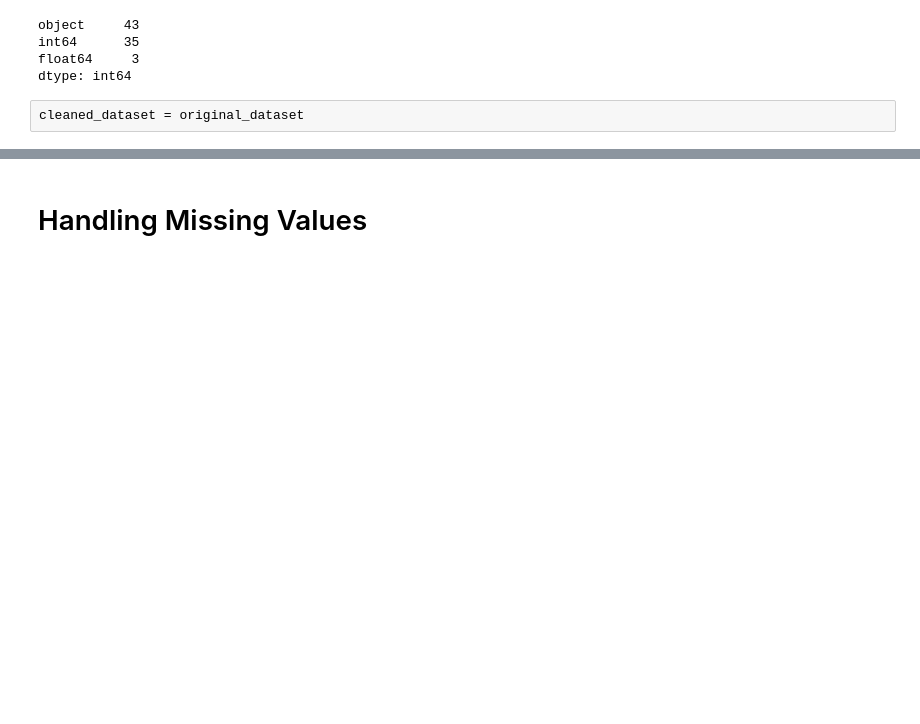
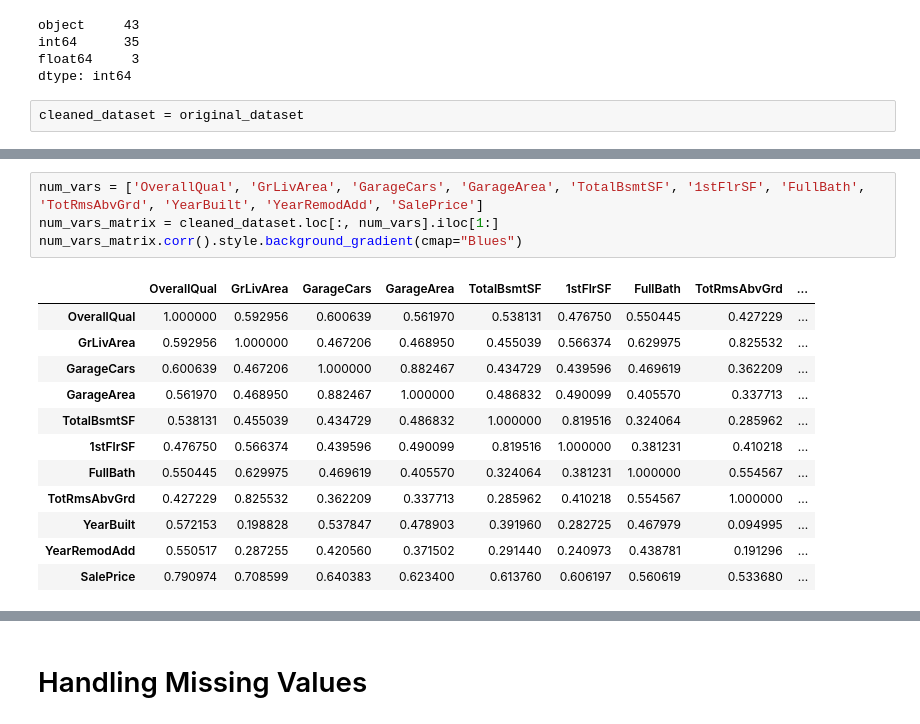
Before and after one commit to yasinfahmy/Real-Estate-Price, a Jupyter notebook: Data_Exploration.ipynb, the cells around one changed output, grey strips where cells are left out. Saved outputs shown, nothing was run; the diff lists cells and outputs as text; blank space fills up the shorter version.

```diff
--- a/Data_Exploration.ipynb
+++ b/Data_Exploration.ipynb
@@ -79,0 +138,17 @@ cleaned_dataset[string_columns]
+# %%
+num_vars = ['OverallQual', 'GrLivArea', 'GarageCars', 'GarageArea', 'TotalBsmtSF', '1stFlrSF', 'FullBath', 'TotRmsAbvGrd', 'YearBuilt', 'YearRemodAdd', 'SalePrice']
+num_vars_matrix = cleaned_dataset.loc[:, num_vars].iloc[1:]
+num_vars_matrix.corr().style.background_gradient(cmap="Blues")
+# %% [output]
+|  | OverallQual | GrLivArea | GarageCars | GarageArea | TotalBsmtSF | 1stFlrSF | FullBath | TotRmsAbvGrd | ... |
+| OverallQual | 1.000000 | 0.592956 | 0.600639 | 0.561970 | 0.538131 | 0.476750 | 0.550445 | 0.427229 | ... |
+| GrLivArea | 0.592956 | 1.000000 | 0.467206 | 0.468950 | 0.455039 | 0.566374 | 0.629975 | 0.825532 | ... |
+| GarageCars | 0.600639 | 0.467206 | 1.000000 | 0.882467 | 0.434729 | 0.439596 | 0.469619 | 0.362209 | ... |
+| GarageArea | 0.561970 | 0.468950 | 0.882467 | 1.000000 | 0.486832 | 0.490099 | 0.405570 | 0.337713 | ... |
+| TotalBsmtSF | 0.538131 | 0.455039 | 0.434729 | 0.486832 | 1.000000 | 0.819516 | 0.324064 | 0.285962 | ... |
+| 1stFlrSF | 0.476750 | 0.566374 | 0.439596 | 0.490099 | 0.819516 | 1.000000 | 0.381231 | 0.410218 | ... |
+| FullBath | 0.550445 | 0.629975 | 0.469619 | 0.405570 | 0.324064 | 0.381231 | 1.000000 | 0.554567 | ... |
+| TotRmsAbvGrd | 0.427229 | 0.825532 | 0.362209 | 0.337713 | 0.285962 | 0.410218 | 0.554567 | 1.000000 | ... |
+| YearBuilt | 0.572153 | 0.198828 | 0.537847 | 0.478903 | 0.391960 | 0.282725 | 0.467979 | 0.094995 | ... |
+| YearRemodAdd | 0.550517 | 0.287255 | 0.420560 | 0.371502 | 0.291440 | 0.240973 | 0.438781 | 0.191296 | ... |
+| SalePrice | 0.790974 | 0.708599 | 0.640383 | 0.623400 | 0.613760 | 0.606197 | 0.560619 | 0.533680 | ... |
```
Also changed, not shown: parts of 33 cells of this notebook.
